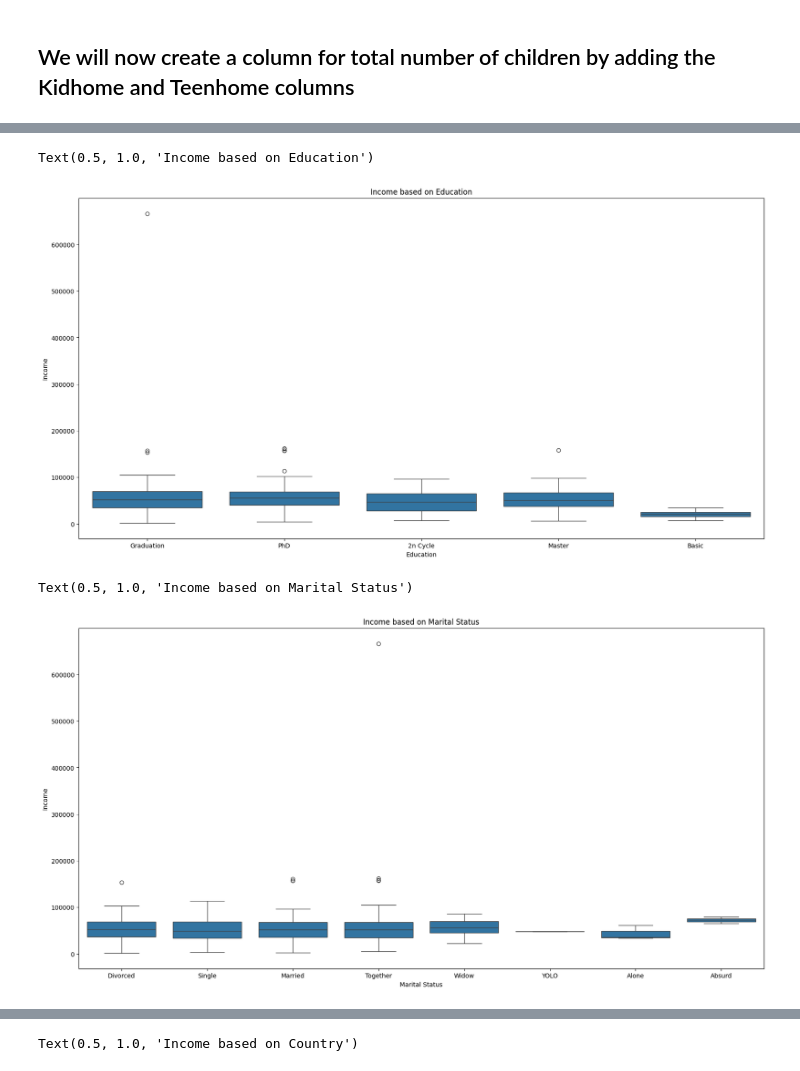
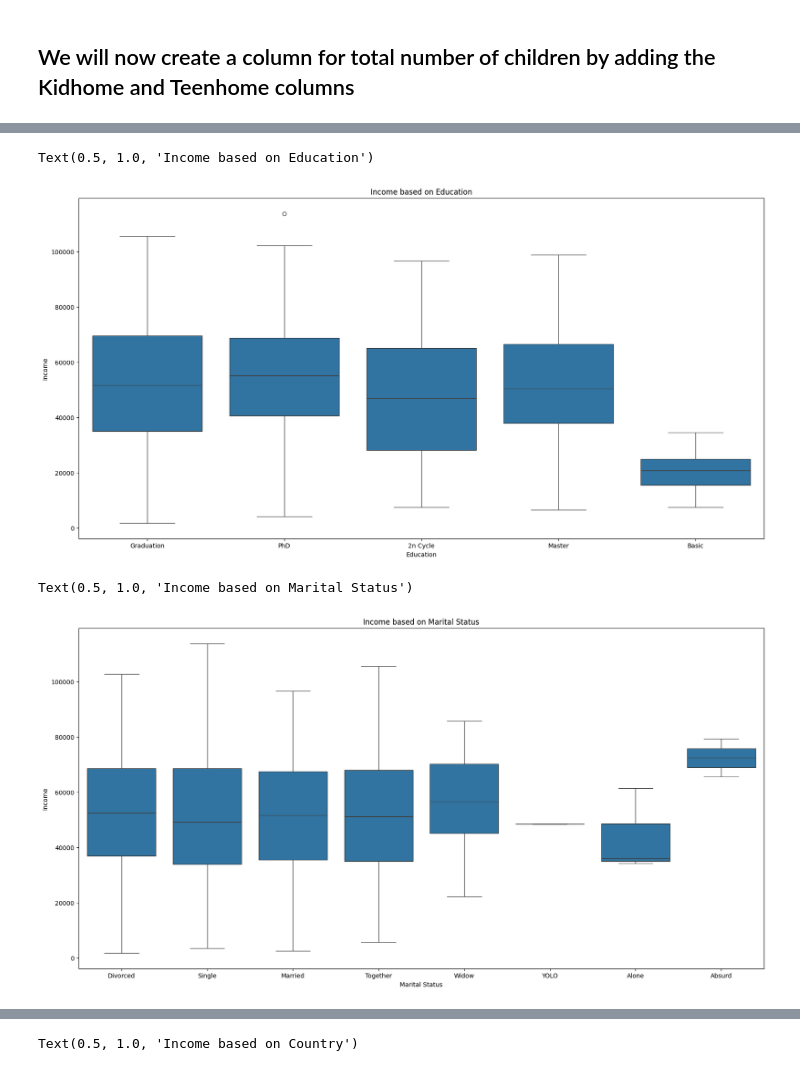
Before and after one commit to OsorioEL/Marketing_Campaign, a Jupyter notebook: Marketing_Campaing.ipynb, the cells around one changed output, grey strips where cells are left out. Cells and saved outputs as stored; diff of their text form; code cells hidden in the pictures.

Commit message:
Continued work on outliers

```diff
--- a/Marketing_Campaing.ipynb
+++ b/Marketing_Campaing.ipynb
@@ -708,0 +694,34 @@ Name: NumWebPurchases, dtype: float64
+# %%
+## We will now check the outliers for the following:
+
+
+# create a plot to see outliers for purchases on the web
+plt.figure(figsize=(10,5))
+sns.violinplot(x=mdata_no_income_outliers_no_purchase_outliers['NumWebPurchases'])
+plt.title('Number of Web Purchases')
+plt.show()
+print(mdata_no_income_outliers_no_purchase_outliers['NumWebPurchases'].describe())
+print()
+print('Median: ',mdata_no_income_outliers_no_purchase_outliers['NumWebPurchases'].median())
+print()
+# create a plot to see the distriution of the number of web purchases without removing web purchase outliers
+plt.figure(figsize=(10,5))
+sns.histplot(mdata_no_income_outliers_no_purchase_outliers['NumWebPurchases'],bins=20)
+plt.title('Number of Web Purchases')
+plt.show()
+print(mdata_no_income_outliers_no_purchase_outliers['NumWebPurchases'].describe())
+# remove outliers for number of web purchases
+mdata_no_income_outliers_no_purchase_or_web_outliers = mdata_no_income_outliers_no_purchase_outliers.copy()
+mdata_no_income_outliers_no_purchase_or_web_outliers['NumWebPurchases'] = mdata_no_income_outliers_no_purchase_or_web_outliers['NumWebPurchases'].clip(upper=mdata_no_income_outliers_no_purchase_or_web_outliers['NumWebPurchases'].quantile(0.99))
+# create a plot to see the distriution of the number of web purchases without removing web purchase outliers
+plt.figure(figsize=(10,5))
+sns.histplot(mdata_no_income_outliers_no_purchase_or_web_outliers['NumWebPurchases'],bins=12)
+plt.title('Number of Web Purchases...99th percentile')
+plt.show()
+print(mdata_no_income_outliers_no_purchase_or_web_outliers['NumWebPurchases'].describe())
+# mdata_no_income_outliers_no_purchase_outliers['NumWebPurchases'] = mdata_no_income_outliers_no_purchase_outliers['NumWebPurchases'].clip(upper=mdata_no_income_outliers_no_purchase_outliers['NumWebPurchases'].quantile(0.99))
+# sns.violinplot(x=mdata_no_income_outliers_no_purchase_outliers['NumWebPurchases'])
+# plt.title('Number of Web Purchases...99th percentile')
+# plt.show()
+# print(mdata_no_income_outliers_no_purchase_outliers['NumWebPurchases'].describe())
+# print()
@@ -709,23 +761,23 @@ Name: NumWebPurchases, dtype: float64
 # %%
 # Income boxplot based on Education
 plt.figure(figsize=(20,10))
-sns.boxplot(x='Education', y=' Income ', data=mdata)
+sns.boxplot(x='Education', y=' Income ', data=mdata_no_income_outliers_no_purchase_or_web_outliers)
 plt.xlabel('Education')
 plt.ylabel('Income')
 plt.title('Income based on Education')
 # %% [output]
 Text(0.5, 1.0, 'Income based on Education')
-[figure, old version]
+[figure, new version]
 # %%
 # Income boxplot based on Marital Status
 plt.figure(figsize=(20,10))
-sns.boxplot(x='Marital_Status', y=' Income ', data=mdata)
+sns.boxplot(x='Marital_Status', y=' Income ', data=mdata_no_income_outliers_no_purchase_outliers)
 plt.xlabel('Marital Status')
 plt.ylabel('Income')
 plt.title('Income based on Marital Status')
 # %% [output]
 Text(0.5, 1.0, 'Income based on Marital Status')
-[figure, old version]
+[figure, new version]
 # %%
 # income boxplot based on number of kids at home
 plt.figure(figsize=(20,10))
```
Also changed, not shown: parts of 10 cells of this notebook.
